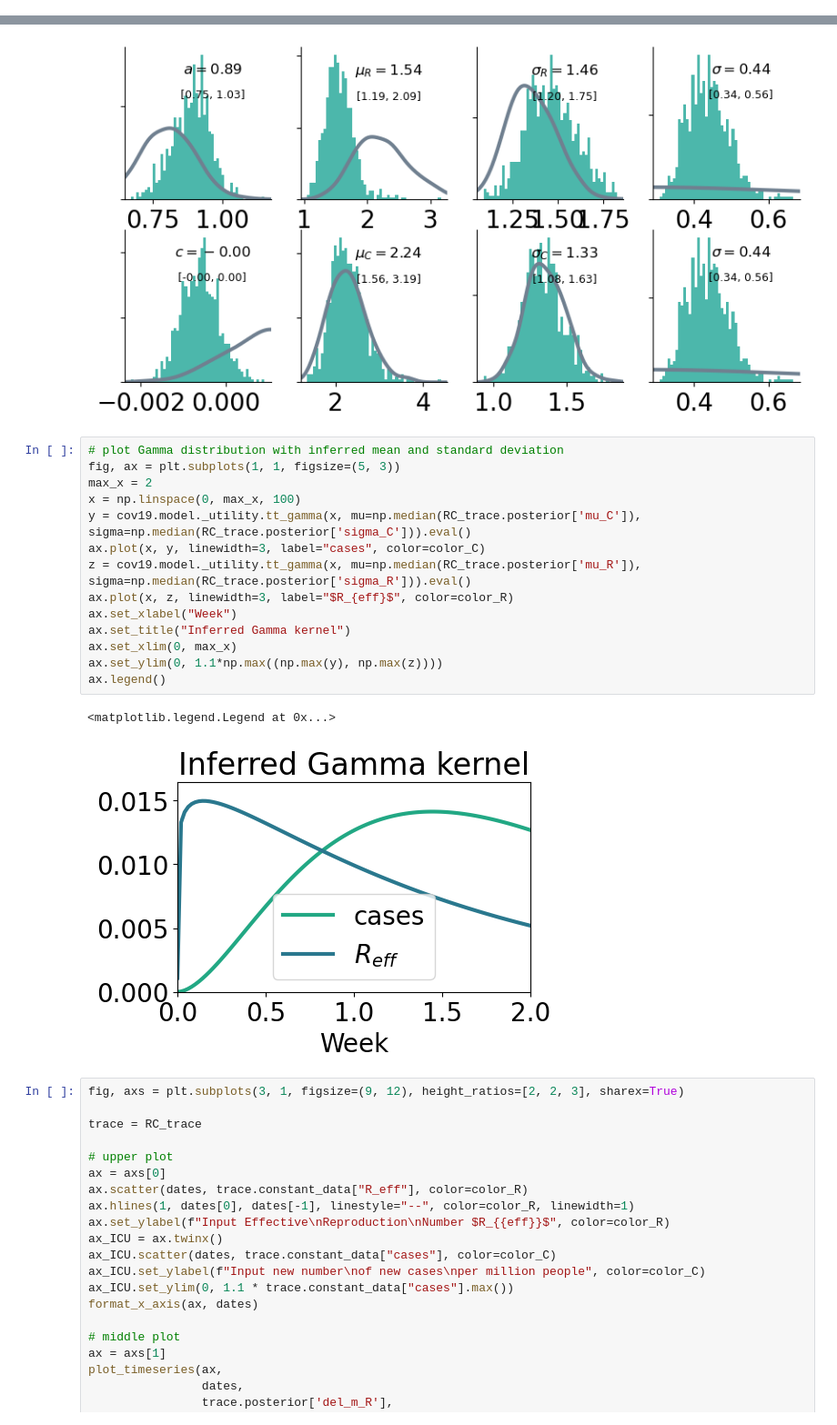
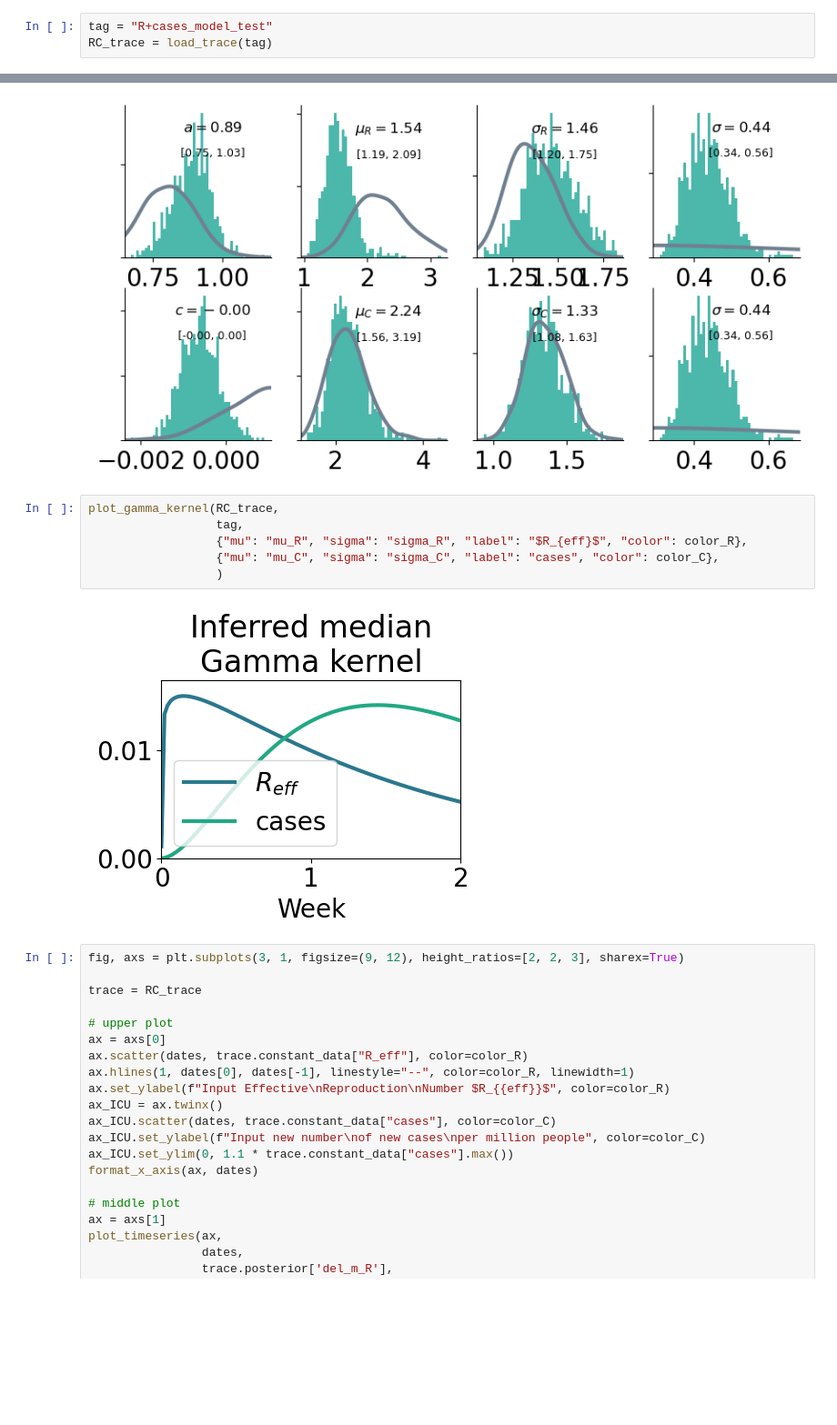
Before and after one commit to Priesemann-Group/mobility_inference, a Jupyter notebook: model.ipynb, the cells around one changed output, grey strips where cells are left out. Shown at 91% size. Drawn from its saved outputs; the diff is of its cells as text; blank space fills up the shorter version.

```diff
--- a/model.ipynb
+++ b/model.ipynb
@@ -854,6 +869,9 @@ plt.savefig(f"figures/overview_{tag}.png", bbox_inches="tight")
 [figure]
 # %% [markdown]
 ## R + cases model
+# %%
+tag = "R+cases_model_test"
+RC_trace = load_trace(tag)
 # %%
 az.summary(RC_trace)
 # %% [output]
@@ -900,23 +918,14 @@ Sampling: [sigma]
 INFO     [pymc] Sampling: [sigma]
 [<Axes: >]
 [figure]
-# %%
-# plot Gamma distribution with inferred mean and standard deviation
-fig, ax = plt.subplots(1, 1, figsize=(5, 3))
-max_x = 2
-x = np.linspace(0, max_x, 100)
-y = cov19.model._utility.tt_gamma(x, mu=np.median(RC_trace.posterior['mu_C']), sigma=np.median(RC_trace.posterior['sigma_C'])).eval()
-ax.plot(x, y, linewidth=3, label="cases", color=color_C)
-z = cov19.model._utility.tt_gamma(x, mu=np.median(RC_trace.posterior['mu_R']), sigma=np.median(RC_trace.posterior['sigma_R'])).eval()
-ax.plot(x, z, linewidth=3, label="$R_{eff}$", color=color_R)
-ax.set_xlabel("Week")
-ax.set_title("Inferred Gamma kernel")
-ax.set_xlim(0, max_x)
-ax.set_ylim(0, 1.1*np.max((np.max(y), np.max(z))))
-ax.legend()
-# %% [output]
-<matplotlib.legend.Legend at 0x...>
-[figure, removed]
+# %%
+plot_gamma_kernel(RC_trace,
+                  tag,
+                  {"mu": "mu_R", "sigma": "sigma_R", "label": "$R_{eff}$", "color": color_R},
+                  {"mu": "mu_C", "sigma": "sigma_C", "label": "cases", "color": color_C},
+                  )
+# %% [output]
+[figure, added]
 # %%
 fig, axs = plt.subplots(3, 1, figsize=(9, 12), height_ratios=[2, 2, 3], sharex=True)
 
```
Also changed, not shown: parts of 16 cells of this notebook, 5 other files.
